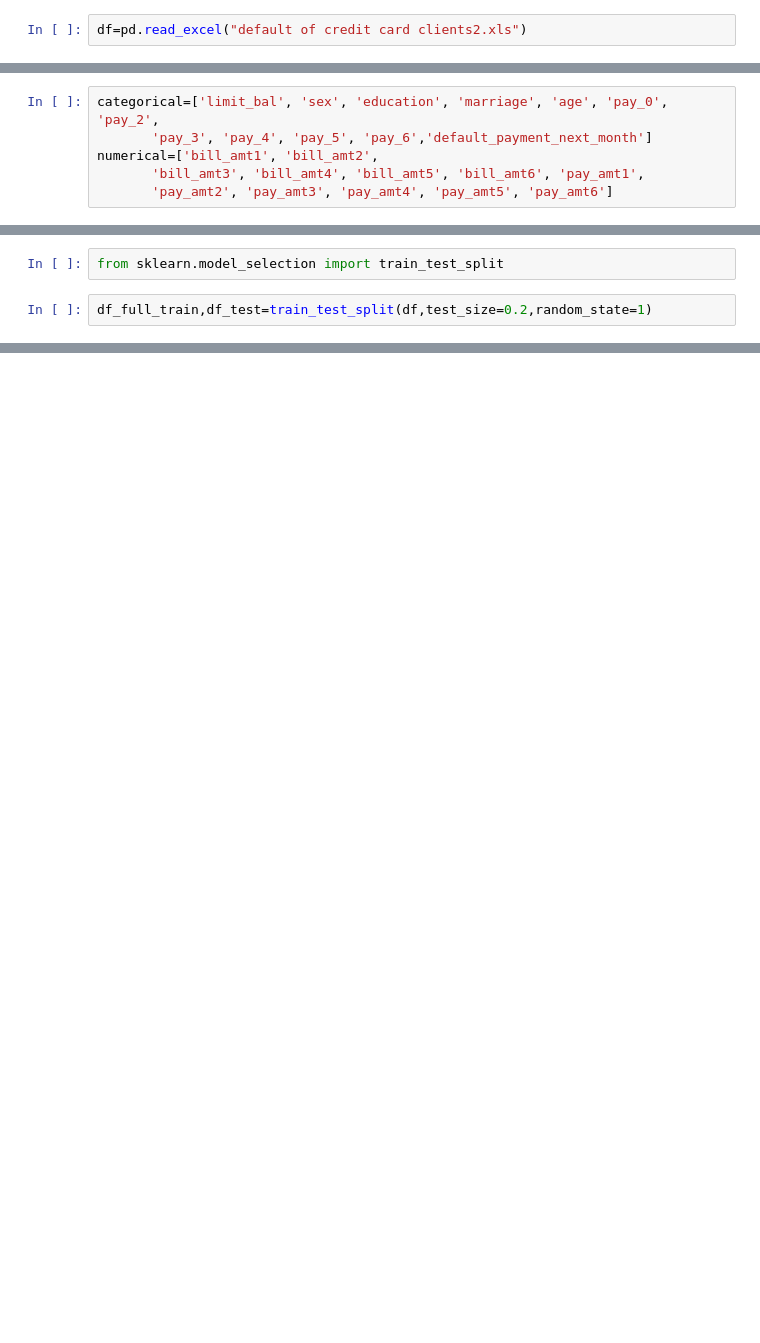
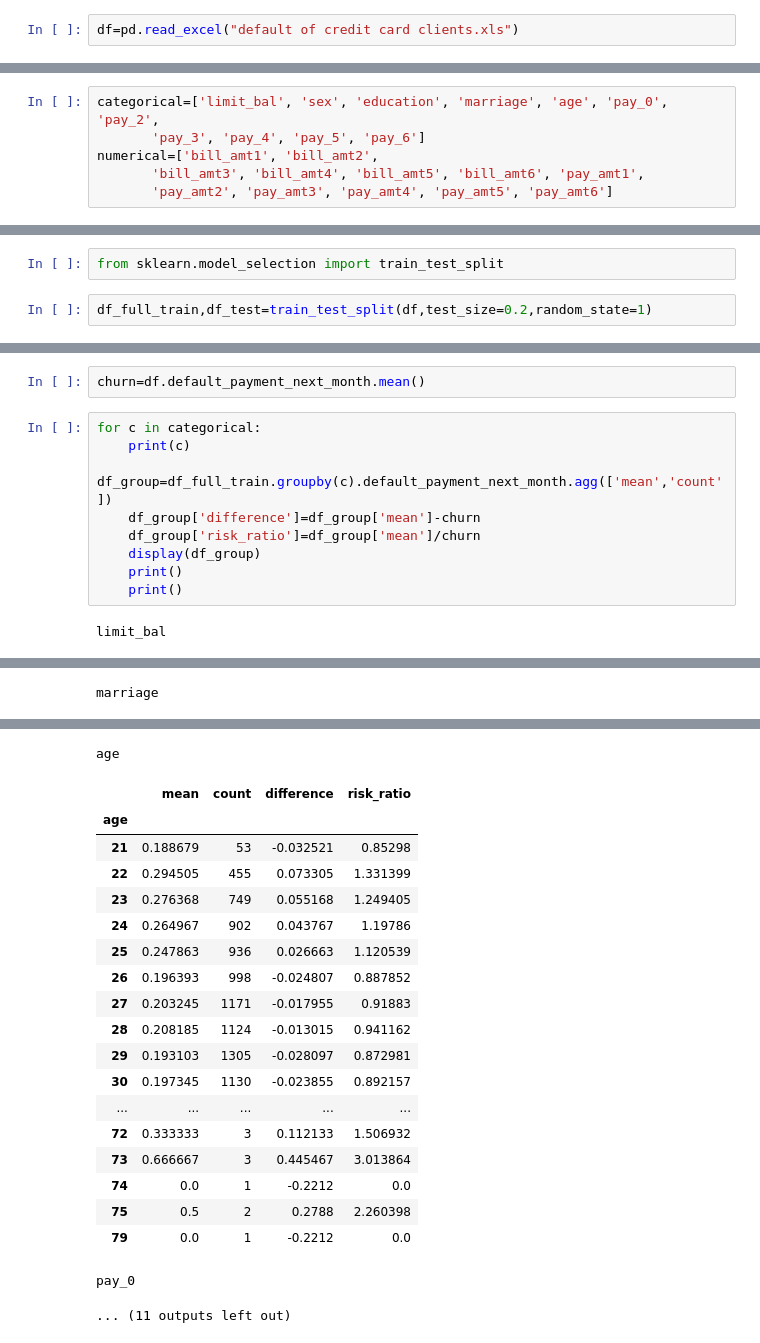
Before and after one commit to priyanshu7739410/machine-learning-zoomcamp-homework, a Jupyter notebook: Classification/Credit.ipynb, the cells around one changed output, grey strips where cells are left out. Saved outputs shown, nothing was run; the diff lists cells and outputs as text; blank space fills up the shorter version.

```diff
--- a/Classification/Credit.ipynb
+++ b/Classification/Credit.ipynb
@@ -32,4 +8,4 @@ pip install xlrd>=2.0.1
 # %% [output]
 Note: you may need to restart the kernel to use updated packages.
 # %%
-df=pd.read_excel("default of credit card clients2.xls")
+df=pd.read_excel("default of credit card clients.xls")
@@ -70,6 +118,6 @@ df.columns
 # %%
 categorical=['limit_bal', 'sex', 'education', 'marriage', 'age', 'pay_0', 'pay_2',
-       'pay_3', 'pay_4', 'pay_5', 'pay_6','default_payment_next_month']
+       'pay_3', 'pay_4', 'pay_5', 'pay_6']
 numerical=['bill_amt1', 'bill_amt2',
        'bill_amt3', 'bill_amt4', 'bill_amt5', 'bill_amt6', 'pay_amt1',
        'pay_amt2', 'pay_amt3', 'pay_amt4', 'pay_amt5', 'pay_amt6']
@@ -93,0 +132,13 @@ df_full_train,df_test=train_test_split(df,test_size=0.2,random_state=1)
+# %%
+churn=df.default_payment_next_month.mean()
+# %%
+for c in categorical:
+    print(c)
+    df_group=df_full_train.groupby(c).default_payment_next_month.agg(['mean','count'])
+    df_group['difference']=df_group['mean']-churn
+    df_group['risk_ratio']=df_group['mean']/churn
+    display(df_group)
+    print()
+    print()
+# %% [output]
+limit_bal
@@ -93,0 +174 @@ df_full_train,df_test=train_test_split(df,test_size=0.2,random_state=1)
+marriage
@@ -93,0 +181,21 @@ df_full_train,df_test=train_test_split(df,test_size=0.2,random_state=1)
+age
+|  | mean | count | difference | risk_ratio |
+| age |  |  |  |  |
+| 21 | 0.188679 | 53 | -0.032521 | 0.85298 |
+| 22 | 0.294505 | 455 | 0.073305 | 1.331399 |
+| 23 | 0.276368 | 749 | 0.055168 | 1.249405 |
+| 24 | 0.264967 | 902 | 0.043767 | 1.19786 |
+| 25 | 0.247863 | 936 | 0.026663 | 1.120539 |
+| 26 | 0.196393 | 998 | -0.024807 | 0.887852 |
+| 27 | 0.203245 | 1171 | -0.017955 | 0.91883 |
+| 28 | 0.208185 | 1124 | -0.013015 | 0.941162 |
+| 29 | 0.193103 | 1305 | -0.028097 | 0.872981 |
+| 30 | 0.197345 | 1130 | -0.023855 | 0.892157 |
+| ... | ... | ... | ... | ... |
+| 72 | 0.333333 | 3 | 0.112133 | 1.506932 |
+| 73 | 0.666667 | 3 | 0.445467 | 3.013864 |
+| 74 | 0.0 | 1 | -0.2212 | 0.0 |
+| 75 | 0.5 | 2 | 0.2788 | 2.260398 |
+| 79 | 0.0 | 1 | -0.2212 | 0.0 |
+pay_0
+... (11 outputs left out)
```
Also changed, not shown: parts of 20 cells of this notebook, 1 other file.
